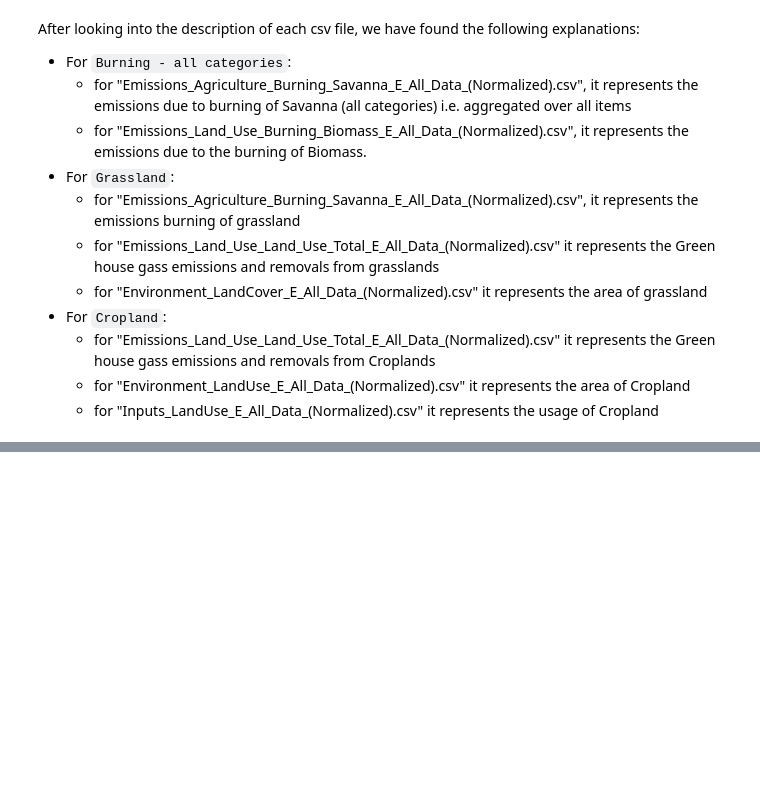
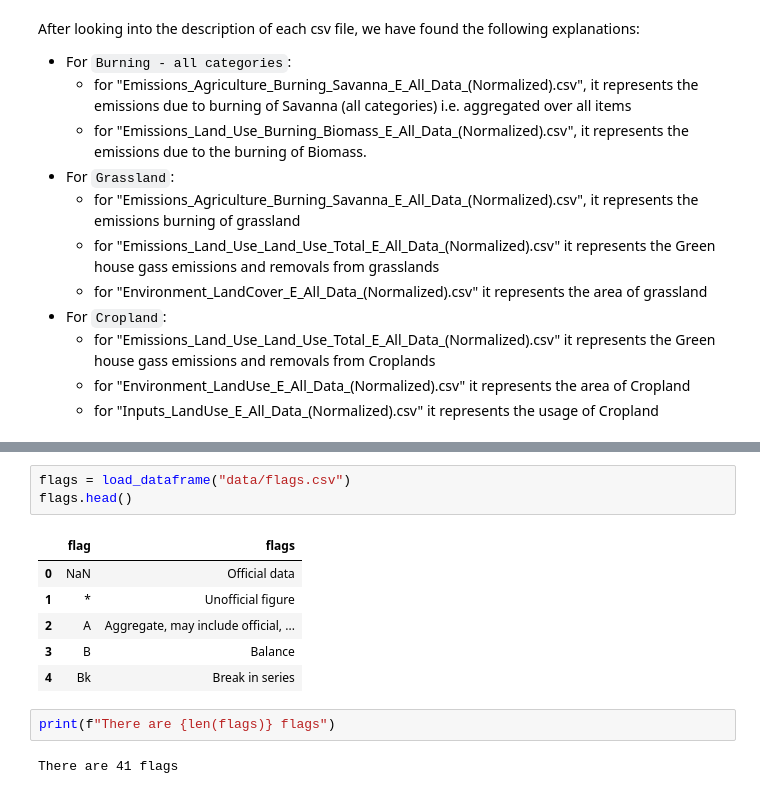
Before and after one commit to ChatPerche/ADA_Project, a Jupyter notebook: Milestone_2.ipynb, the cells around one changed output, grey strips where cells are left out. Drawn from its saved outputs; the diff is of its cells as text; blank space fills up the shorter version.

```diff
--- a/Milestone_2.ipynb
+++ b/Milestone_2.ipynb
@@ -403,0 +409,14 @@ After looking into the description of each csv file, we have found the following
+# %%
+flags = load_dataframe("data/flags.csv")
+flags.head()
+# %% [output]
+|  | flag | flags |
+| 0 | NaN | Official data |
+| 1 | * | Unofficial figure |
+| 2 | A | Aggregate, may include official, ... |
+| 3 | B | Balance |
+| 4 | Bk | Break in series |
+# %%
+print(f"There are {len(flags)} flags")
+# %% [output]
+There are 41 flags
```
Also changed, not shown: parts of 19 cells of this notebook, 1 other file.
